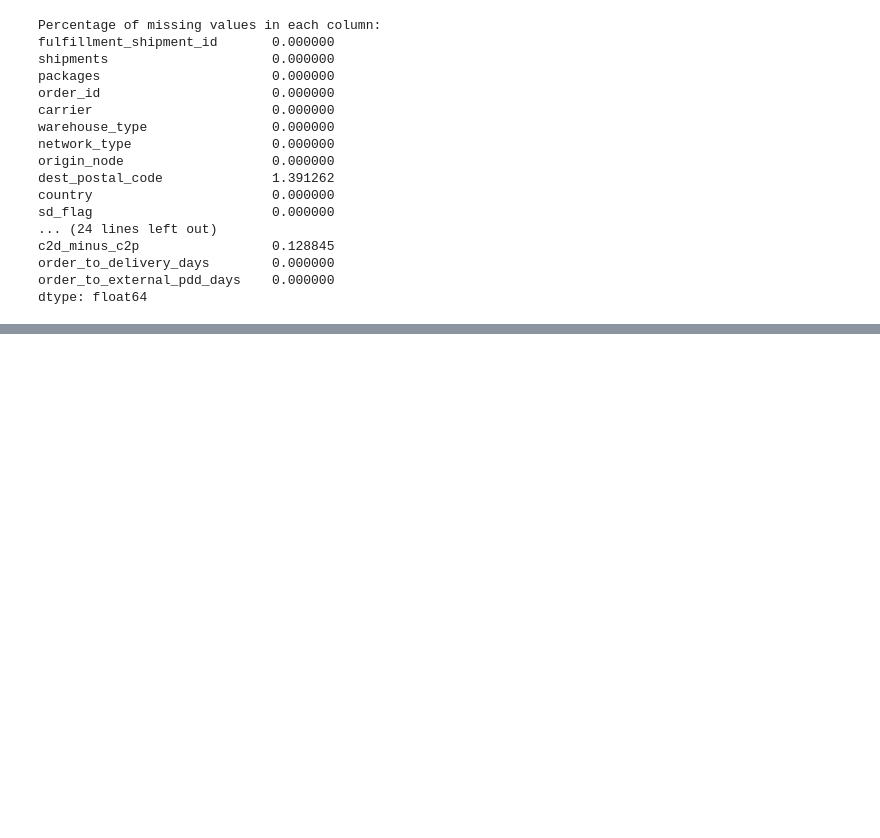
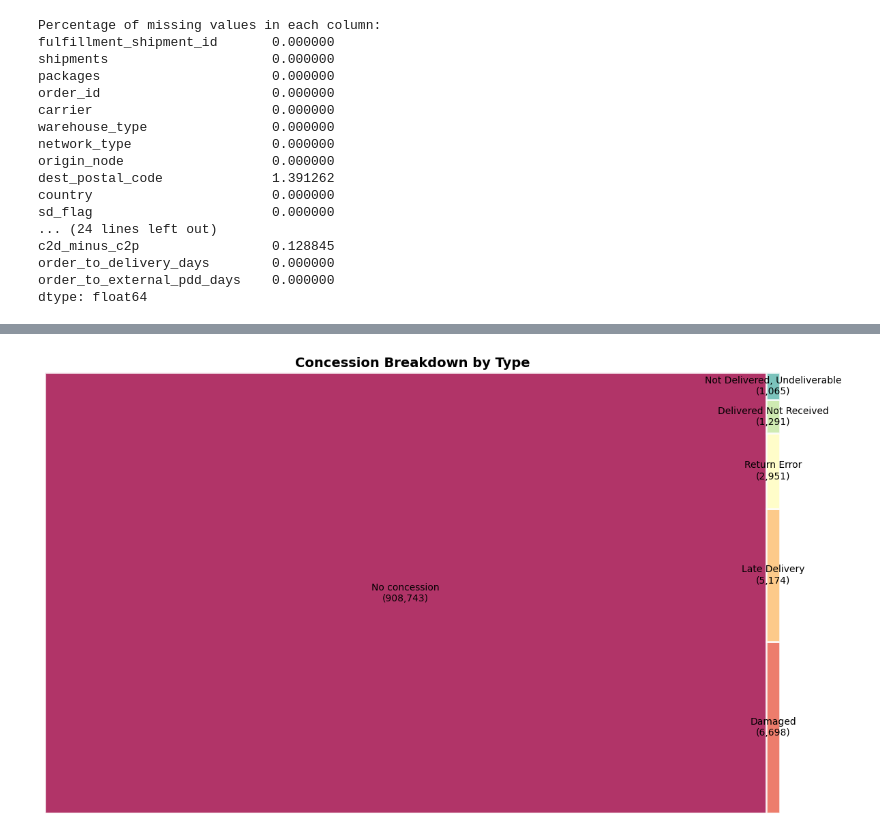
Before and after one commit to BorisIvanov123/supplyChainDataProject, a Jupyter notebook: initial_processing.ipynb, the cells around one changed output, grey strips where cells are left out. Cells and saved outputs as stored; diff of their text form; code cells hidden in the pictures; blank space fills up the shorter version.

```diff
--- a/initial_processing.ipynb
+++ b/initial_processing.ipynb
@@ -333,0 +660,27 @@ df.to_csv("cleaned_logistics_data.csv", index=False)
+# %%
+import pandas as pd
+import matplotlib.pyplot as plt
+import squarify
+
+concession_data = df.groupby('concession_bucket_l1').size().reset_index(name='count')
+concession_data = concession_data.sort_values('count', ascending=False)
+
+fig, ax = plt.subplots(figsize=(12, 7))
+colors = plt.cm.Spectral(range(0, 256, 256 // len(concession_data)))
+
+squarify.plot(
+    sizes=concession_data['count'],
+    label=[f"{row['concession_bucket_l1']}\n({row['count']:,})" for _, row in concession_data.iterrows()],
+    color=colors,
+    alpha=0.8,
+    edgecolor='white',
+    linewidth=2,
+    ax=ax
+)
+
+ax.set_title('Concession Breakdown by Type', fontsize=14, fontweight='bold')
+ax.axis('off')
+plt.tight_layout()
+plt.show()
+# %% [output]
+[figure, added]
```
Also changed, not shown: parts of 32 cells of this notebook, 1 other file.
